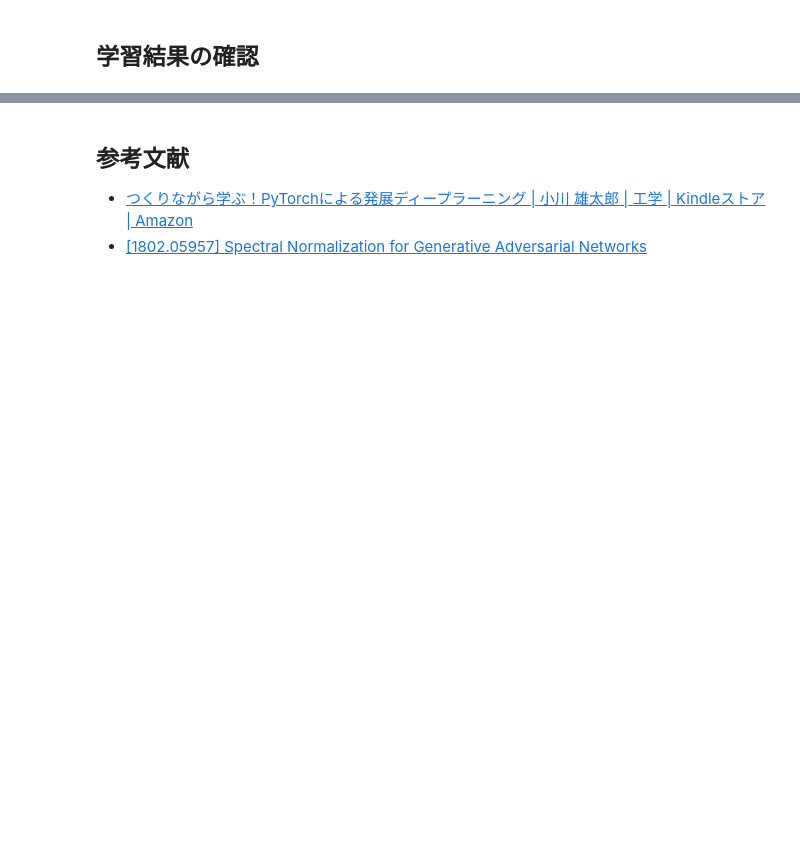
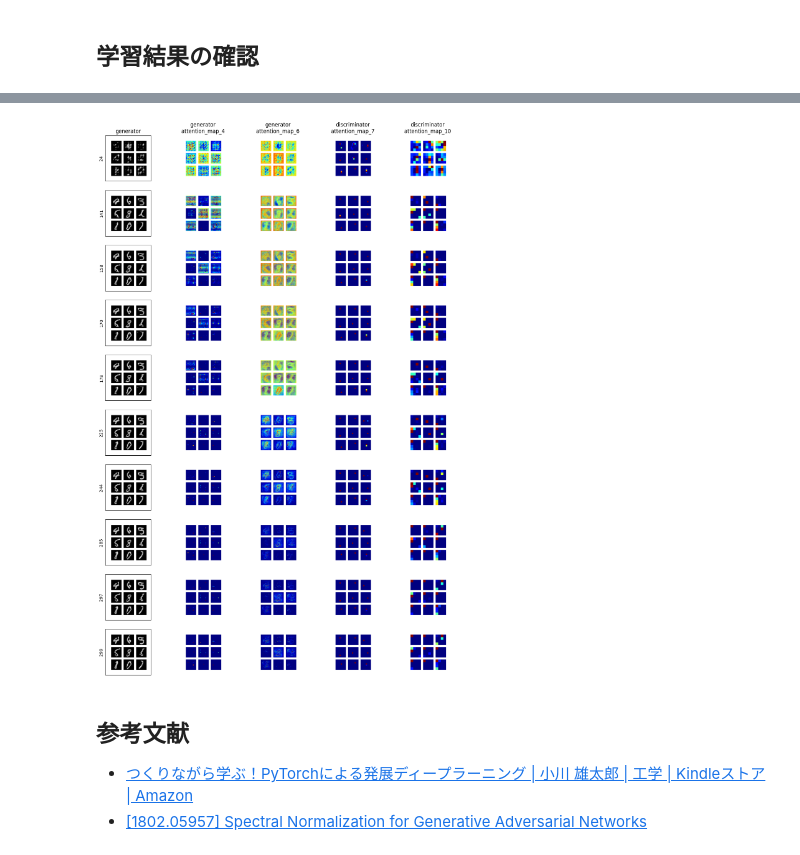
Before and after one commit to ReiRev/advenced-deep-learning-with-pytorch, a Jupyter notebook: 5-gan-image-generation/sagan.ipynb, the cells around one changed output, grey strips where cells are left out. Saved outputs shown, nothing was run; the diff lists cells and outputs as text; code cells hidden in the pictures; blank space fills up the shorter version.

```diff
--- a/5-gan-image-generation/sagan.ipynb
+++ b/5-gan-image-generation/sagan.ipynb
@@ -566 +703,19 @@ writer.add_text(
+# %%
+def get_fig_for_am(ams):
+    num_image = ams.shape[0]
+    n = int(num_image**0.5)
+    fig, axes = plt.subplots(n, n, figsize=(8, 8))
+    am_size = int(np.prod(ams.shape[1:], axis=0) ** 0.25)
+    for i in range(n):
+        for j in range(n):
+            am = ams[i * n + j].reshape([am_size for _ in range(4)])
+            sns.heatmap(
+                am[am_size // 2, am_size // 2],
+                ax=axes[i, j],
+                cbar=False,
+                cmap="jet",
+            )
+            axes[i, j].axis("off")
+    plt.close()
+    return fig
 # %%
@@ -646,0 +888,7 @@ for epoch in range(num_epochs):
+# %%
+num_image = 10
+log_dir = sorted(glob.glob("./sagan/*"))[-1]
+path = glob.glob(os.path.join(log_dir, "logs", "events.out.tfevents.*"))[0]
+acc = EventAccumulator(path, size_guidance={IMAGES: num_image})
+acc.Reload()
+display(acc.Tags())
@@ -647,3 +912,25 @@ for epoch in range(num_epochs):
+# %%
+image_labels = [
+    label for label in acc.Tags()["images"] if label != "Images/discriminator/input"
+]
+fig, axes = plt.subplots(
+    num_image, len(image_labels), figsize=(num_image * 1.5, len(image_labels) * 4.5)
+)
+for i, label in enumerate(image_labels):
+    for j in range(num_image):
+        # axes[j, i].axis("off")
+        if j == 0:
+            axes[j, i].set_title(label.replace("Images/", "").replace("/", "\n"))
+        if i == 0:
+            axes[j, i].set_ylabel(acc.Images(label)[j].step)
+            axes[j, i].set_xticks([])
+            axes[j, i].set_yticks([])
+        else:
+            axes[j, i].axis("off")
+        image = Image.open(io.BytesIO(acc.Images(label)[j].encoded_image_string))
+        axes[j, i].imshow(image)
+# %% [output]
+[figure, added]
 # %% [markdown]
 ## 参考文献
 
```
Also changed, not shown: parts of 25 cells of this notebook.
